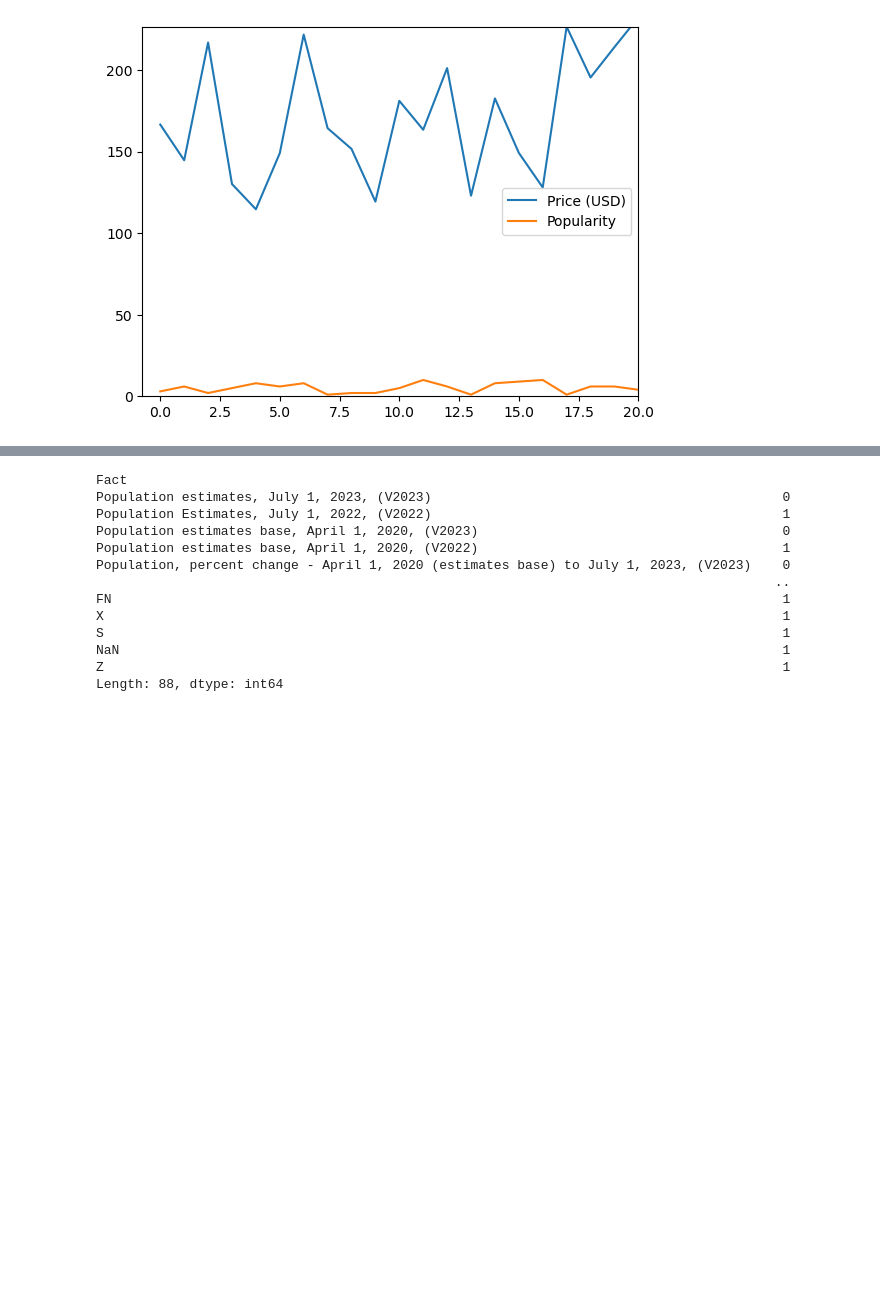
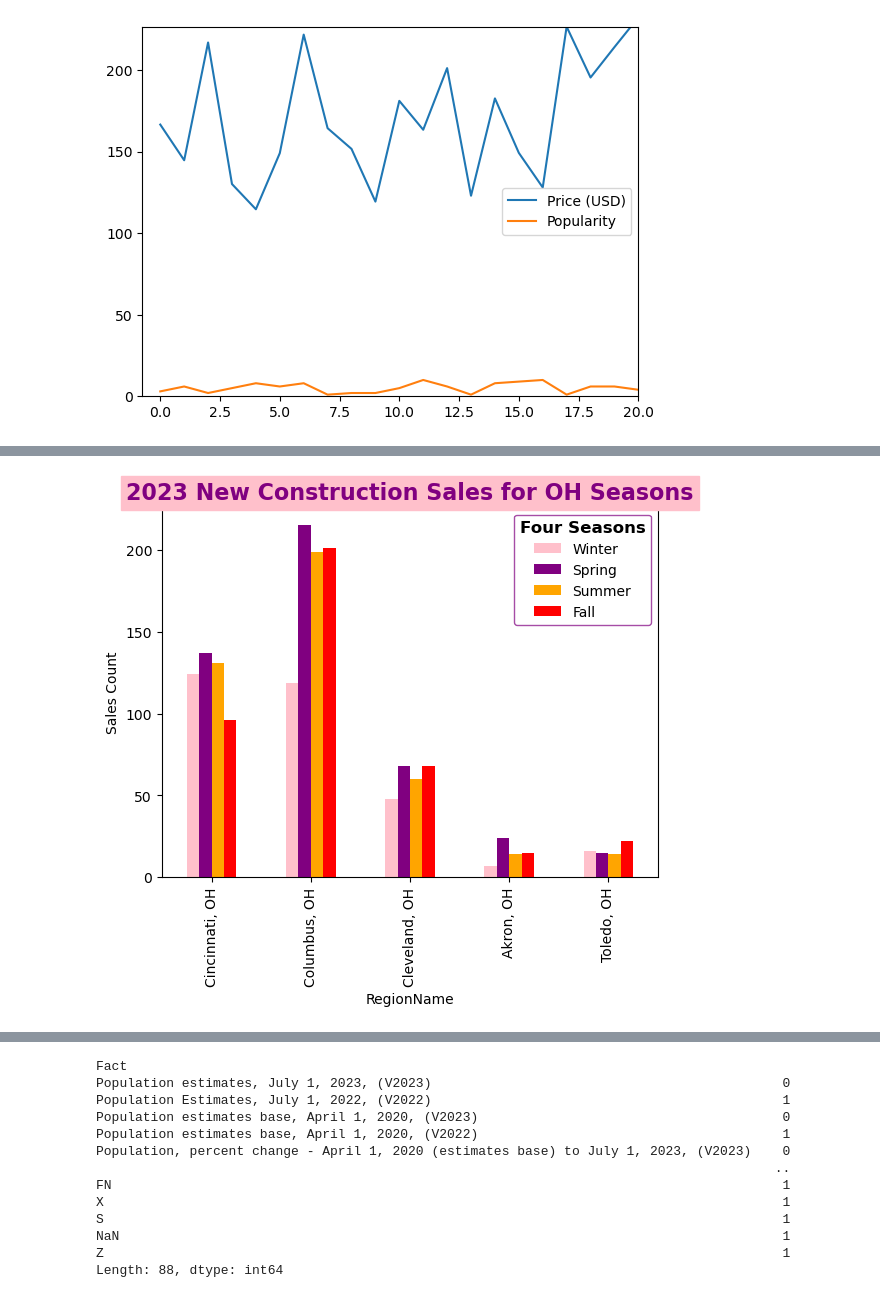
Before and after one commit to McKala1/Project-1, a Jupyter notebook: OSU_AI_Project_1_mckala.ipynb, the cells around one changed output, grey strips where cells are left out. Drawn from its saved outputs; the diff is of its cells as text; code cells hidden in the pictures; blank space fills up the shorter version.

```diff
--- a/OSU_AI_Project_1_mckala.ipynb
+++ b/OSU_AI_Project_1_mckala.ipynb
@@ -167,0 +173,28 @@ plt.ylim(0, max(wood_prices["Price (USD)"][:20]))
+# %%
+##MERGING METRO SALES AND NEW CONSTRUCTION!!!!!!!!!!!!!!!!!! <3 <3 <3
+#this is just new construction sales that i showcased because i just pulled "_y" data and that is just the new construction data not the metro sales
+
+## Makeing a bar chart to show 2023 all four season sales for new construction sales
+
+# Read datasets
+metro_sales_count = pd.read_csv("Metro Sales Count - Sheet1.csv")
+new_construction_sales = pd.read_csv("New Construction Sales - Sheet1.csv")
+
+# Merge datasets on 'RegionName'
+merged_data = pd.merge(metro_sales_count, new_construction_sales, on="RegionName")
+
+# Filter for 'OH' RegionName
+oh_data = merged_data[merged_data['StateName_x'] == 'OH']
+
+# Plot bar chart
+oh_data.plot(kind='bar', x='RegionName', y=['1/31/2023_y','4/30/2023_y', '8/31/2023_y','10/31/2023_y'], color=['pink','purple', 'orange','red'])
+legend = plt.legend(['Winter', 'Spring', 'Summer', 'Fall'], loc='upper right', title='Four Seasons', fancybox=True, framealpha=0.7, edgecolor='purple')
+legend.get_title().set_fontsize('12')
+legend.get_title().set_fontweight('bold')
+#plt.title('Metro Sales and New Construction Sales for OH Seasons')
+plt.title('2023 New Construction Sales for OH Seasons', fontsize=16, color='purple', fontweight='bold', backgroundcolor='pink')
+plt.xlabel('RegionName')
+plt.ylabel('Sales Count')
+plt.show()
+# %% [output]
+[figure, added]
```
Also changed, not shown: parts of 49 cells of this notebook, 7 other files.
